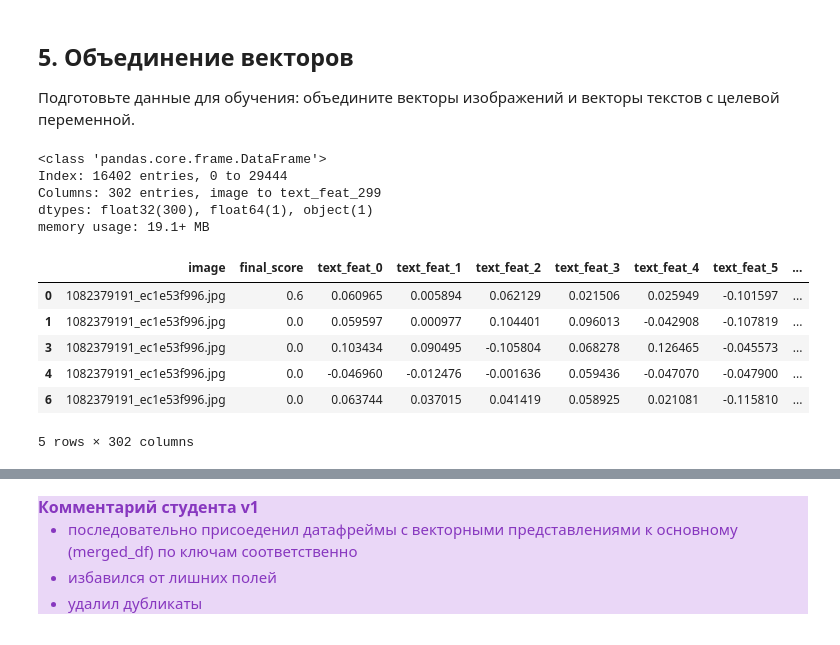
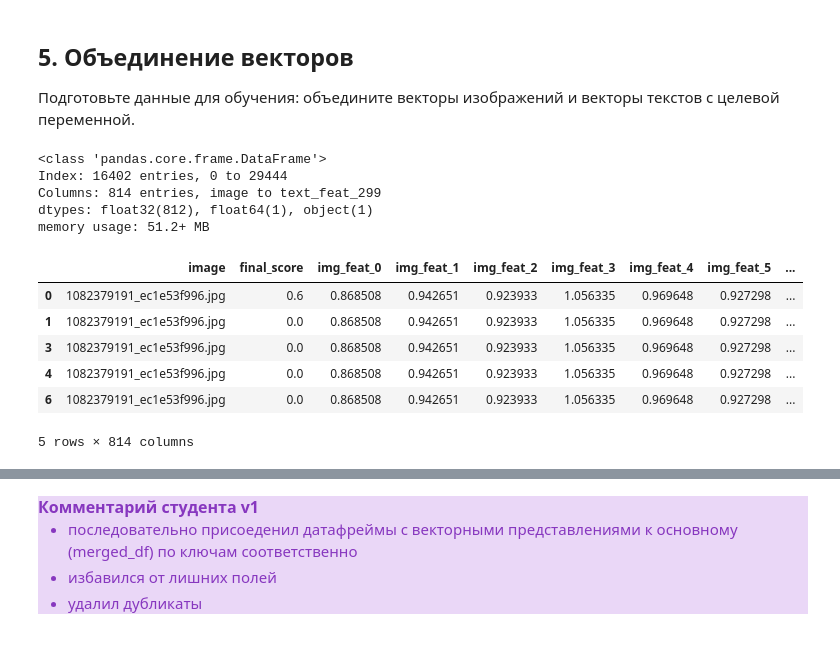
Before and after one commit to mikibouns/project_4, a Jupyter notebook: project.ipynb, the cells around one changed output, grey strips where cells are left out. Saved outputs shown, nothing was run; the diff lists cells and outputs as text; code cells hidden in the pictures.

```diff
--- a/project.ipynb
+++ b/project.ipynb
@@ -1360,44 +1360,44 @@ final_data_df = pd.merge(
     how="left"
 )
 
 # присоеденим данные с текстами к основному датасету
 final_data_df = pd.merge(
-    merged_df,
+    final_data_df,
     text_emb_df,
     on="query_id",
     how="inner"
 )
 
 # избавимся от лишних колонок
 final_data_df = final_data_df.drop([
     "query_id",
     "expert1",
     "expert2",
     "expert3",
     "expert_vote",
     "match_ratio",
     "match_count",
     "non_match_count",
 ], axis=1)
 
 # избавимся от дубликатор в данных
 final_data_df = final_data_df.drop_duplicates()
 
 final_data_df.info()
 final_data_df.head()
 # %% [output]
 <class 'pandas.core.frame.DataFrame'>
 Index: 16402 entries, 0 to 29444
-Columns: 302 entries, image to text_feat_299
-dtypes: float32(300), float64(1), object(1)
-memory usage: 19.1+ MB
+Columns: 814 entries, image to text_feat_299
+dtypes: float32(812), float64(1), object(1)
+memory usage: 51.2+ MB
-|  | image | final_score | text_feat_0 | text_feat_1 | text_feat_2 | text_feat_3 | text_feat_4 | text_feat_5 | ... |
-| 0 | 1082379191_ec1e53f996.jpg | 0.6 | 0.060965 | 0.005894 | 0.062129 | 0.021506 | 0.025949 | -0.101597 | ... |
-| 1 | 1082379191_ec1e53f996.jpg | 0.0 | 0.059597 | 0.000977 | 0.104401 | 0.096013 | -0.042908 | -0.107819 | ... |
-| 3 | 1082379191_ec1e53f996.jpg | 0.0 | 0.103434 | 0.090495 | -0.105804 | 0.068278 | 0.126465 | -0.045573 | ... |
-| 4 | 1082379191_ec1e53f996.jpg | 0.0 | -0.046960 | -0.012476 | -0.001636 | 0.059436 | -0.047070 | -0.047900 | ... |
-| 6 | 1082379191_ec1e53f996.jpg | 0.0 | 0.063744 | 0.037015 | 0.041419 | 0.058925 | 0.021081 | -0.115810 | ... |
+|  | image | final_score | img_feat_0 | img_feat_1 | img_feat_2 | img_feat_3 | img_feat_4 | img_feat_5 | ... |
+| 0 | 1082379191_ec1e53f996.jpg | 0.6 | 0.868508 | 0.942651 | 0.923933 | 1.056335 | 0.969648 | 0.927298 | ... |
+| 1 | 1082379191_ec1e53f996.jpg | 0.0 | 0.868508 | 0.942651 | 0.923933 | 1.056335 | 0.969648 | 0.927298 | ... |
+| 3 | 1082379191_ec1e53f996.jpg | 0.0 | 0.868508 | 0.942651 | 0.923933 | 1.056335 | 0.969648 | 0.927298 | ... |
+| 4 | 1082379191_ec1e53f996.jpg | 0.0 | 0.868508 | 0.942651 | 0.923933 | 1.056335 | 0.969648 | 0.927298 | ... |
+| 6 | 1082379191_ec1e53f996.jpg | 0.0 | 0.868508 | 0.942651 | 0.923933 | 1.056335 | 0.969648 | 0.927298 | ... |
-5 rows × 302 columns
+5 rows × 814 columns
 # %% [markdown]
 <img src="https://upload.wikimedia.org/wikipedia/commons/thumb/8/81/Stop_sign.png/240px-Stop_sign.png" align=left width=35, heigth=35>
 <div class="alert alert-danger">
```
Also changed, not shown: parts of 5 cells of this notebook.
